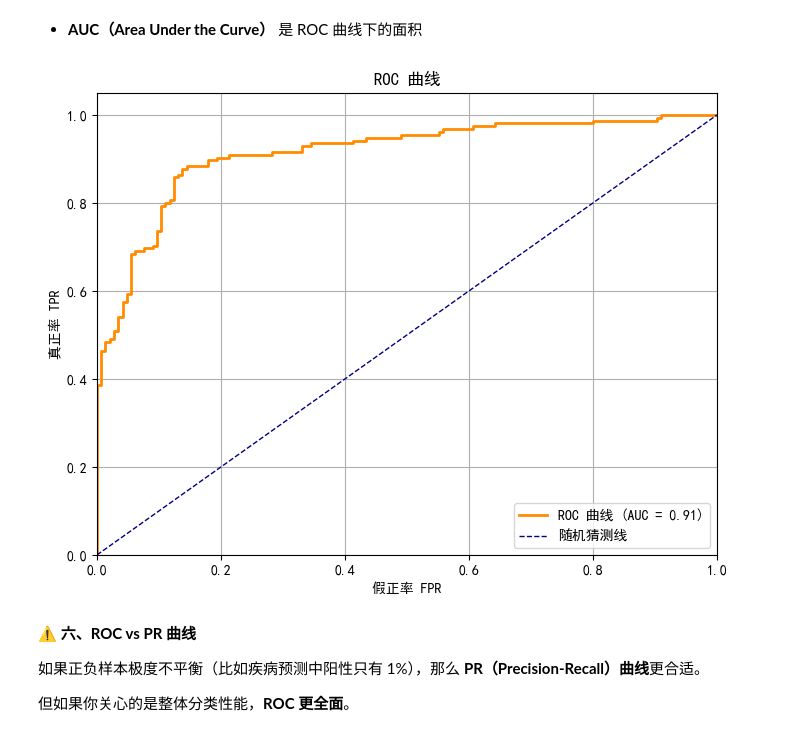
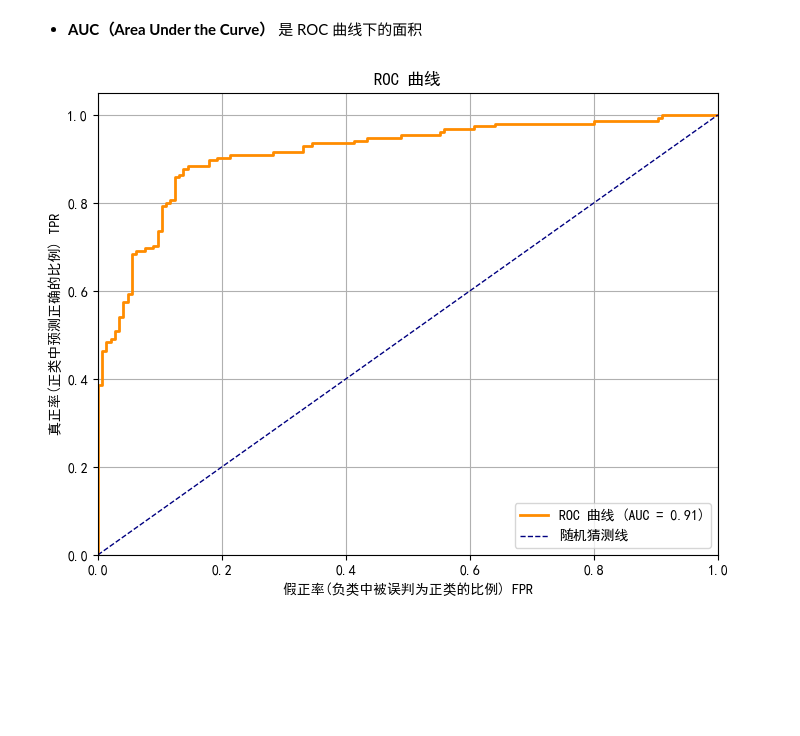
Before and after one commit to DaliangChen/datavista, a Jupyter notebook: note/001.ipynb, the cells around one changed output. Cells and saved outputs as stored; diff of their text form; code cells hidden in the pictures; blank space fills up the shorter version.

```diff
--- a/note/001.ipynb
+++ b/note/001.ipynb
@@ -57,41 +57,33 @@ plt.rcParams['axes.unicode_minus'] = False    # 正确显示负号
 # 1. 生成模拟的二分类数据
 X, y = make_classification(n_samples=1000, n_features=20,
                            n_classes=2, random_state=42)
 
 # 2. 划分训练集和测试集
 X_train, X_test, y_train, y_test = train_test_split(X, y,
                                                     test_size=0.3, random_state=42)
 
 # 3. 训练逻辑回归模型
 model = LogisticRegression()
 model.fit(X_train, y_train)
 
 # 4. 预测概率（用于绘制 ROC）
 y_probs = model.predict_proba(X_test)[:, 1]  # 取正类的概率
 
 # 5. 计算 ROC 曲线和 AUC 值
 fpr, tpr, thresholds = roc_curve(y_test, y_probs)
 roc_auc = auc(fpr, tpr)
 
 # 6. 绘制 ROC 曲线
 plt.figure(figsize=(8, 6))
 plt.plot(fpr, tpr, color='darkorange', lw=2, label=f'ROC 曲线 (AUC = {roc_auc:.2f})')
 plt.plot([0, 1], [0, 1], color='navy', lw=1, linestyle='--', label='随机猜测线')
 plt.xlim([0.0, 1.0])
 plt.ylim([0.0, 1.05])
-plt.xlabel('假正率 FPR')
-plt.ylabel('真正率 TPR')
+plt.xlabel('假正率(负类中被误判为正类的比例) FPR')
+plt.ylabel('真正率(正类中预测正确的比例) TPR')
 plt.title('ROC 曲线')
 plt.legend(loc="lower right")
 plt.grid(True)
 plt.show()
 # %% [output]
-[figure, old version]
+[figure, new version]
-# %% [markdown]
-
-
-**⚠️ 六、ROC vs PR 曲线**
-
-如果正负样本极度不平衡（比如疾病预测中阳性只有 1%），那么 **PR（Precision-Recall）曲线**更合适。
-
-但如果你关心的是整体分类性能，**ROC 更全面**。
```
Also changed, not shown: 2 other files.
